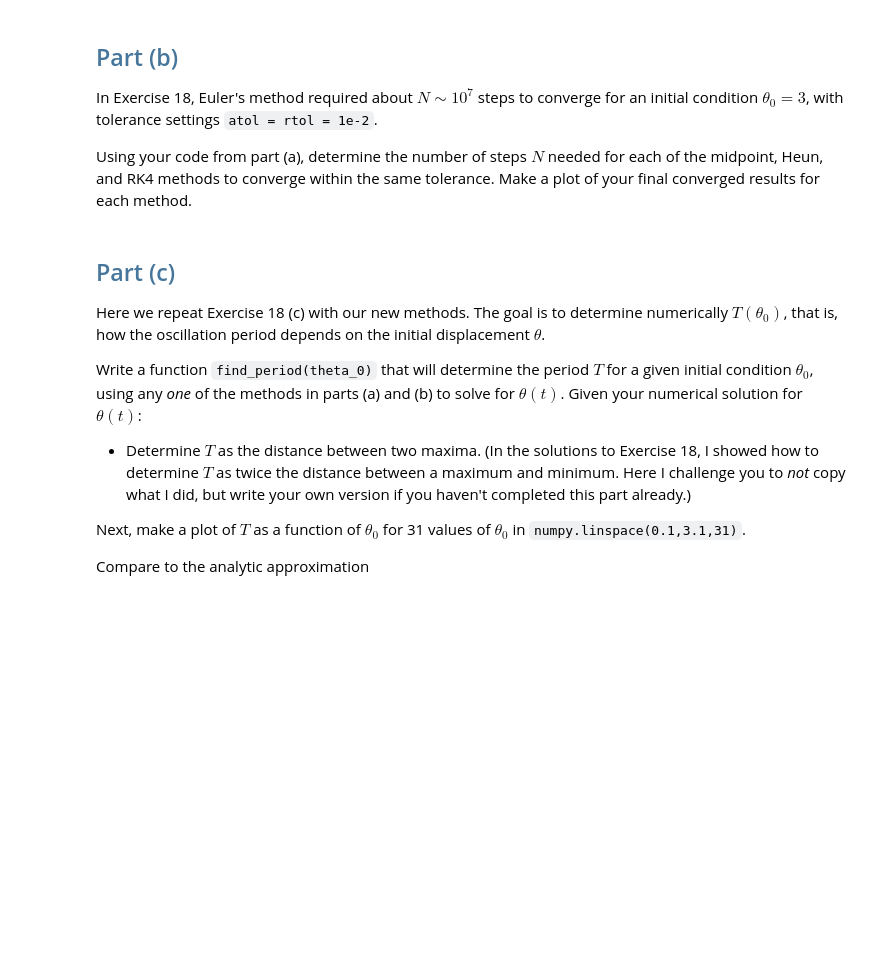
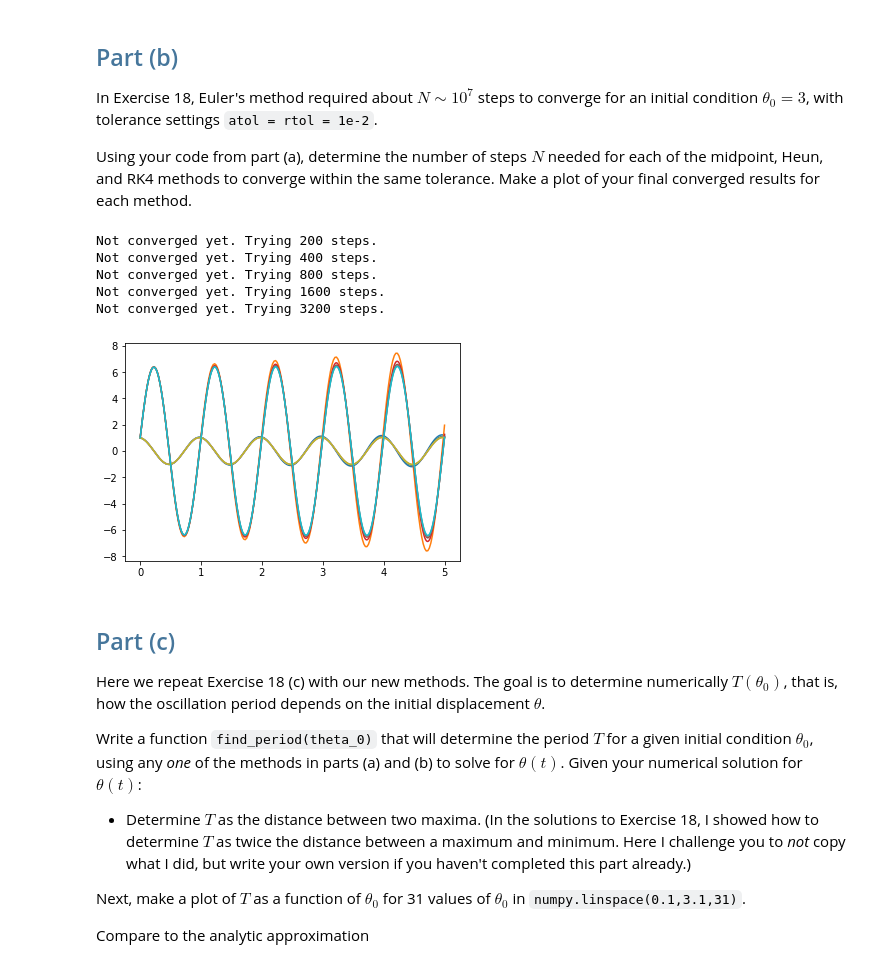
Before and after one commit to premkirpal/Lecture-notes, a Jupyter notebook: Exercise 20 - Pendulum with RK.ipynb, the cells around one changed output. Cells and saved outputs as stored; diff of their text form; code cells hidden in the pictures; blank space fills up the shorter version.

```diff
--- a/Exercise 20 - Pendulum with RK.ipynb
+++ b/Exercise 20 - Pendulum with RK.ipynb
@@ -126,3 +174,53 @@ Using your code from part (a), determine the number of steps $N$ needed for each
+# %%
+########### MID POINT METHOD #########|
+####################################
+
+import numpy as np
+import matplotlib.pyplot as plt
+
+omega = 2*np.pi
+t0=0
+tf=5
+
+def f(t,y):
+  y1,y2=y
+  return np.array([y2,-omega**2*np.sin(y1)])
+theta0=1
+y0=np.array([theta0,0])
+t0=0
+tf=5
+
+def MIDPOINT(N):
+  t=np.linspace(t0,tf,N+1)
+  h=t[0]-t[1]
+  y=np.zeros((N+1,2))
+  y[0]=1
+  for i in range(N):
+    ti=t[i]
+    yi=y[i]
+    y[i+1]=yi+f((ti+h/2),(yi+h/2*f(ti,yi))*h)
+  return t,y
+
+steps=100
+t,y_old=MIDPOINT(steps)
+not_converged_yet = True
+while  not_converged_yet:
+  # Try double steps
+    steps = 2*steps
+    print("Not converged yet. Trying",steps, "steps.")
+    t, y_new = MIDPOINT(steps)
+    not_converged_yet = not(np.allclose(y_old,y_new[::2],atol=10**(-2),rtol=1e-2))
+    y_old = y_new
+
+    # Make a plot
+    plt.plot(t,y_new,label=N)
+# %% [output]
+Not converged yet. Trying 200 steps.
+Not converged yet. Trying 400 steps.
+Not converged yet. Trying 800 steps.
+Not converged yet. Trying 1600 steps.
+Not converged yet. Trying 3200 steps.
+[figure, added]
 # %% [markdown]
 ## <font color=#46769B>Part (c)</font>
 
```
Also changed, not shown: parts of 7 cells of this notebook.
